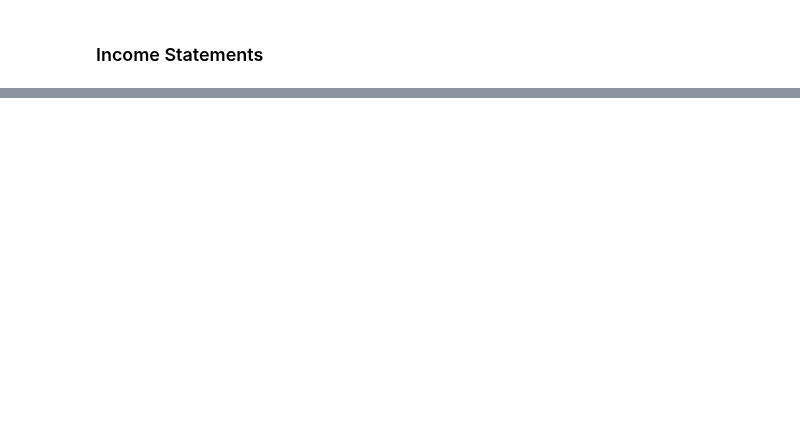
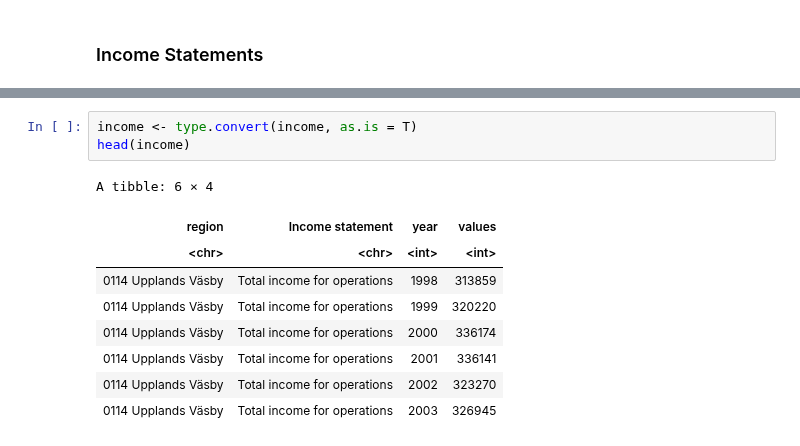
Before and after one commit to Keno-git/DS_assigment1, a Jupyter notebook: Assignment_2/Assignment_2.ipynb, the cells around one changed output, grey strips where cells are left out. Cells and saved outputs as stored; diff of their text form; blank space fills up the shorter version.

```diff
--- a/Assignment_2/Assignment_2.ipynb
+++ b/Assignment_2/Assignment_2.ipynb
@@ -101,0 +155,13 @@ A tibble: 6 × 11
+# %%
+income <- type.convert(income, as.is = T)
+head(income)
+# %% [output]
+A tibble: 6 × 4
+| region | Income statement | year | values |
+| <chr> | <chr> | <int> | <int> |
+| 0114 Upplands Väsby | Total income for operations | 1998 | 313859 |
+| 0114 Upplands Väsby | Total income for operations | 1999 | 320220 |
+| 0114 Upplands Väsby | Total income for operations | 2000 | 336174 |
+| 0114 Upplands Väsby | Total income for operations | 2001 | 336141 |
+| 0114 Upplands Väsby | Total income for operations | 2002 | 323270 |
+| 0114 Upplands Väsby | Total income for operations | 2003 | 326945 |
```
Also changed, not shown: parts of 4 cells of this notebook.
